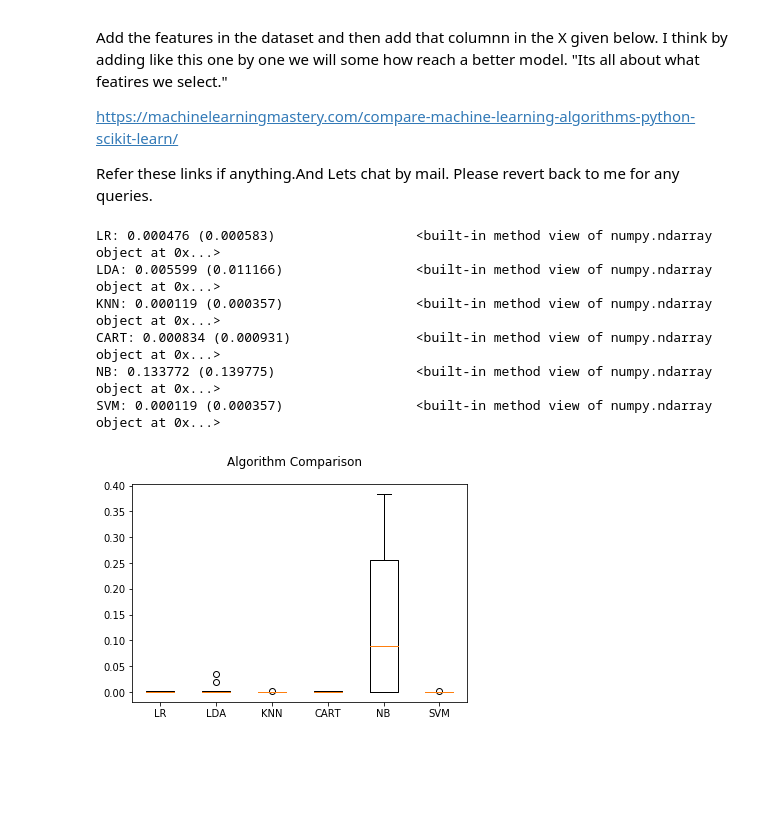
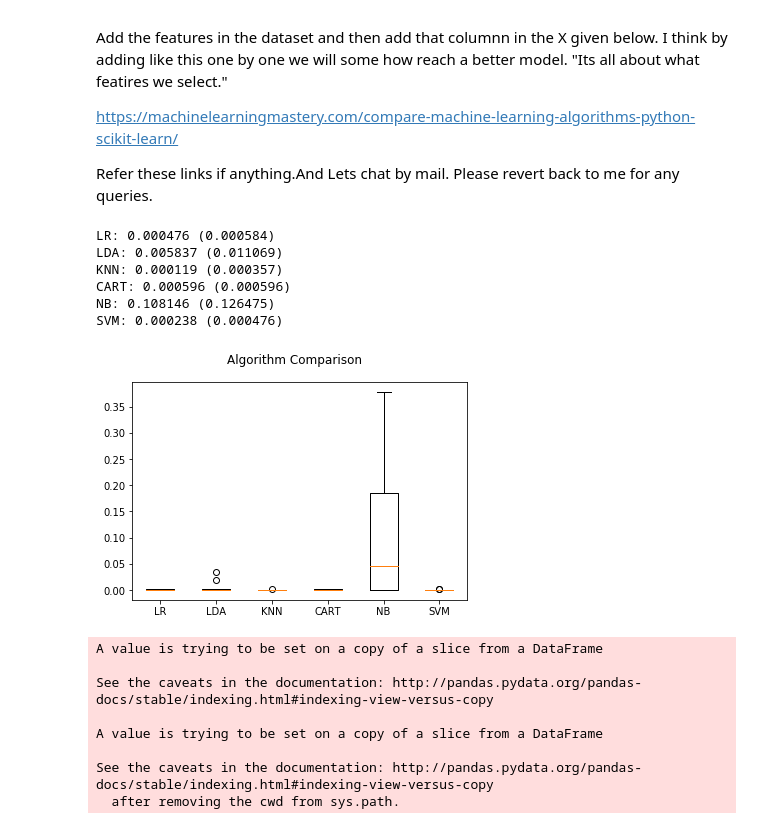
Before and after one commit to kishanvarma/DSFProject, a Jupyter notebook: Comparision.ipynb, the cells around one changed output. Cells and saved outputs as stored; diff of their text form; code cells hidden in the pictures; blank space fills up the shorter version.

```diff
--- a/Comparision.ipynb
+++ b/Comparision.ipynb
@@ -58,4 +58,4 @@ Song_rank_genre[ Song_rank_genre['song'] == 'Heartaches By The Number']
 # %%
 year = pd.read_csv('Final_Genre_Year.csv')
 # %%
-year.drop(['sum','count','old_popularity'],axis = 1,inplace = True)
+year.drop(['lastfm_count','new_popularity' ,'genre'],axis = 1,inplace = True)
@@ -903,41 +931,57 @@ array = dataframe.values
 X = array[:,0:8]
 Y = array[:,8]
 """
-X = co_ge_me[['old_popularity','Classical','Electronica', 'Jazz', 'Other', 'Pop', 'Rock', 'Soundtrack', 'Traditional','Urban',"Alternative & Punk"]]
+X = co_ge_me[['old_popularity','Classical','Electronica', 'Jazz', 'Other', 'Pop', 'Rock', 'Soundtrack', 'Traditional','Urban',"Alternative & Punk",'year']]
 Y = co_ge_me['group']
 # prepare configuration for cross validation test harness
 seed = 7
 # prepare models
 models = []
 models.append(('LR', LogisticRegression()))
 models.append(('LDA', LinearDiscriminantAnalysis()))
 models.append(('KNN', KNeighborsClassifier()))
 models.append(('CART', DecisionTreeClassifier()))
 models.append(('NB', GaussianNB()))
 models.append(('SVM', SVC()))
 # evaluate each model in turn
 results = []
 names = []
 scoring = 'accuracy'
 for name, model in models:
     kfold = model_selection.KFold(n_splits=10, random_state=seed)
     cv_results = model_selection.cross_val_score(model, X, Y, cv=kfold, scoring=scoring)
     results.append(cv_results)
     names.append(name)
     msg = "%s: %f (%f)" % (name, cv_results.mean(), cv_results.std())
     print(msg)
 # boxplot algorithm comparison
 fig = plt.figure()
 fig.suptitle('Algorithm Comparison')
 ax = fig.add_subplot(111)
 plt.boxplot(results)
 ax.set_xticklabels(names)
 plt.show()
 # %% [output]
-LR: 0.000476 (0.000583)                  <built-in method view of numpy.ndarray object at 0x...>
-LDA: 0.005599 (0.011166)                 <built-in method view of numpy.ndarray object at 0x...>
-KNN: 0.000119 (0.000357)                 <built-in method view of numpy.ndarray object at 0x...>
-CART: 0.000834 (0.000931)                <built-in method view of numpy.ndarray object at 0x...>
-NB: 0.133772 (0.139775)                  <built-in method view of numpy.ndarray object at 0x...>
-SVM: 0.000119 (0.000357)                 <built-in method view of numpy.ndarray object at 0x...>
+LR: 0.000476 (0.000584)
+LDA: 0.005837 (0.011069)
+KNN: 0.000119 (0.000357)
+CART: 0.000596 (0.000596)
+NB: 0.108146 (0.126475)
+SVM: 0.000238 (0.000476)
-[figure, old version]
+[figure, new version]
+# %%
+df = hot5870.copy()
+for index, row in df.iterrows():
+    if " with " in row['artist']:
+        df['artist'][index] = row['artist'].split(" with ")[0]
+    if " With " in row['artist']:
+        df['artist'][index] = row['artist'].split(" With ")[0]
+# %% [output]
+A value is trying to be set on a copy of a slice from a DataFrame
+
+See the caveats in the documentation: http://pandas.pydata.org/pandas-docs/stable/indexing.html#indexing-view-versus-copy
+
+A value is trying to be set on a copy of a slice from a DataFrame
+
+See the caveats in the documentation: http://pandas.pydata.org/pandas-docs/stable/indexing.html#indexing-view-versus-copy
+  after removing the cwd from sys.path.
```
Also changed, not shown: parts of 76 cells of this notebook.
